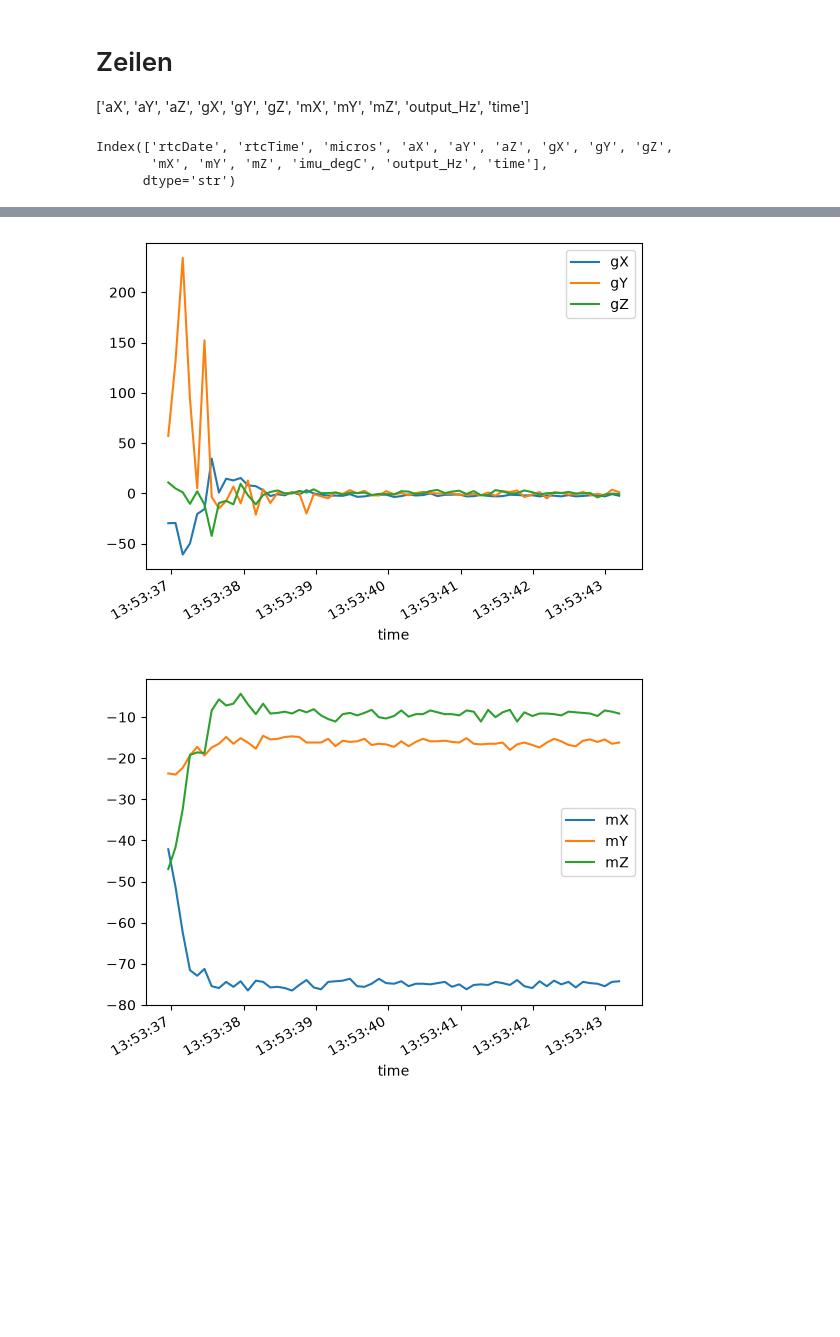
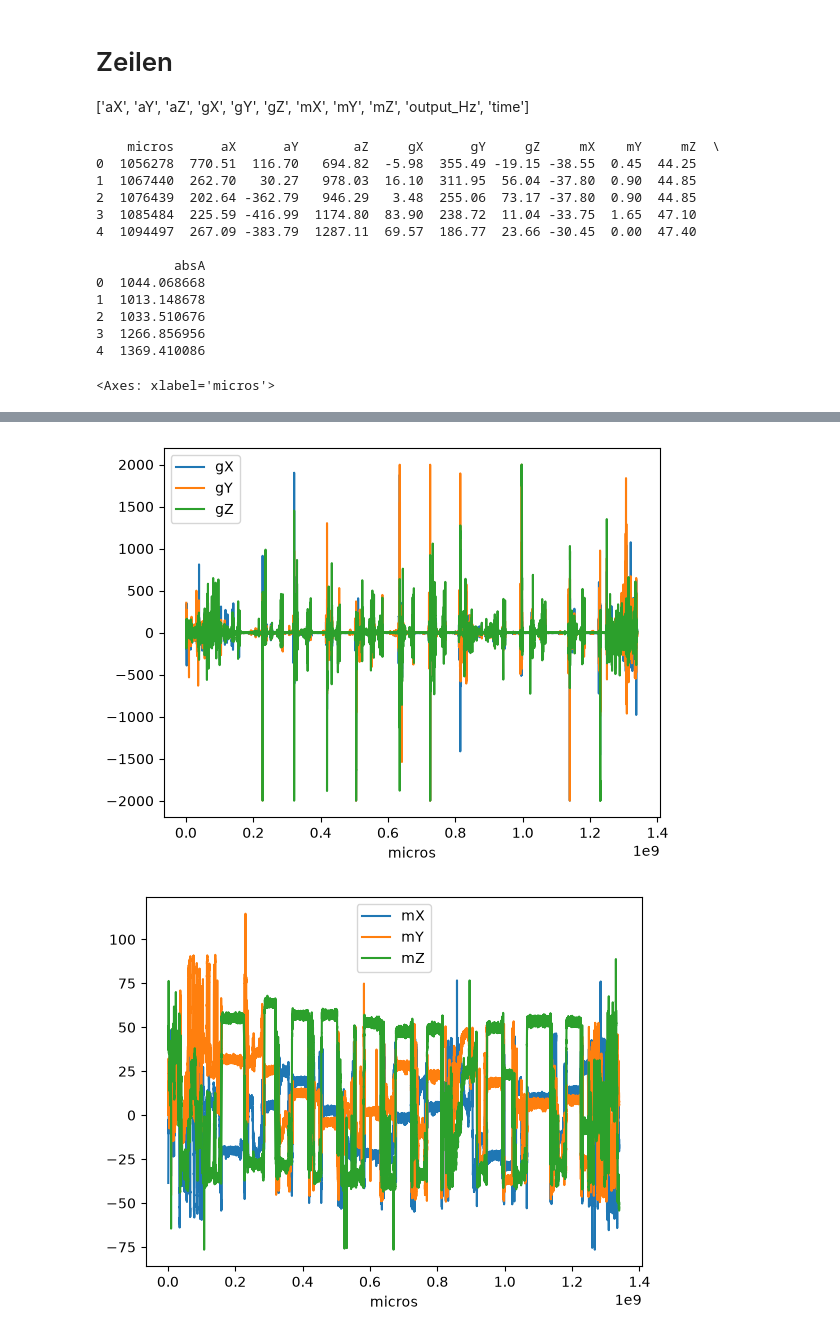
Before and after one commit to OGentner/AP1-Gruppe-143, a Jupyter notebook: Projektversuch_Wasserrakete/Auswertung01.ipynb, the cells around one changed output, grey strips where cells are left out. Saved outputs shown, nothing was run; the diff lists cells and outputs as text; code cells hidden in the pictures; blank space fills up the shorter version.

```diff
--- a/Projektversuch_Wasserrakete/Auswertung01.ipynb
+++ b/Projektversuch_Wasserrakete/Auswertung01.ipynb
@@ -13,21 +14,37 @@ import os
 ['aX', 'aY', 'aZ', 'gX', 'gY', 'gZ', 'mX', 'mY', 'mZ', 'output_Hz', 'time']
 # %%
 # Einlesen der Daten
-FileNumber = 13 # Nummer der Messung
+FileNumber = 22 # Nummer der Messung
 path = f"D:\\dataLog{FileNumber:>05}.TXT" #path
+path  = r"C:\Users\oskar\Desktop\11__10_12Uhr_Druckreihe.TXT"
+
 
 messdaten = pd.read_csv(path)
-messdaten["time"] = pd.to_datetime(messdaten["rtcDate"] + " " + messdaten["rtcTime"])
+# messdaten["time"] = pd.to_datetime(messdaten["rtcDate"] + " " + messdaten["rtcTime"])
 messdaten.drop(columns={'imu_degC', "rtcDate", "rtcTime", "micros"}, errors="ignore")
 messdaten.drop(messdaten.columns[messdaten.columns.str.contains(
     'unnamed', case=False)], axis=1, inplace=True, errors="ignore")
+messdaten["absA"] = np.sqrt(messdaten["aX"]**2 + messdaten["aY"]**2 + messdaten["aZ"]**2)
 
-messdaten.plot(x="time", y=["aX", "aY", "aZ"])
-messdaten.plot(x="time", y=["gX", "gY", "gZ"])
-messdaten.plot(x="time", y=["mX", "mY", "mZ"])
 
-print(messdaten.columns)
+print(messdaten.head())
+
+messdaten.plot(x="micros", y=["aX", "aY", "aZ"])
+messdaten.plot(x="micros", y=["gX", "gY", "gZ"])
+messdaten.plot(x="micros", y=["mX", "mY", "mZ"])
+# messdaten.plot(x="micros", y="absA")
 # %% [output]
-Index(['rtcDate', 'rtcTime', 'micros', 'aX', 'aY', 'aZ', 'gX', 'gY', 'gZ',
-       'mX', 'mY', 'mZ', 'imu_degC', 'output_Hz', 'time'],
-      dtype='str')
+    micros      aX      aY       aZ     gX      gY     gZ     mX    mY     mZ  \
+0  1056278  770.51  116.70   694.82  -5.98  355.49 -19.15 -38.55  0.45  44.25
+1  1067440  262.70   30.27   978.03  16.10  311.95  56.04 -37.80  0.90  44.85
+2  1076439  202.64 -362.79   946.29   3.48  255.06  73.17 -37.80  0.90  44.85
+3  1085484  225.59 -416.99  1174.80  83.90  238.72  11.04 -33.75  1.65  47.10
+4  1094497  267.09 -383.79  1287.11  69.57  186.77  23.66 -30.45  0.00  47.40
+
+          absA
+0  1044.068668
+1  1013.148678
+2  1033.510676
+3  1266.856956
+4  1369.410086
+<Axes: xlabel='micros'>
@@ -35,2 +52,2 @@ Index(['rtcDate', 'rtcTime', 'micros', 'aX', 'aY', 'aZ', 'gX', 'gY', 'gZ',
-[figure, old version]
+[figure, new version]
-[figure, old version]
+[figure, new version]
```
Also changed, not shown: parts of 5 cells of this notebook, 1 other file.
